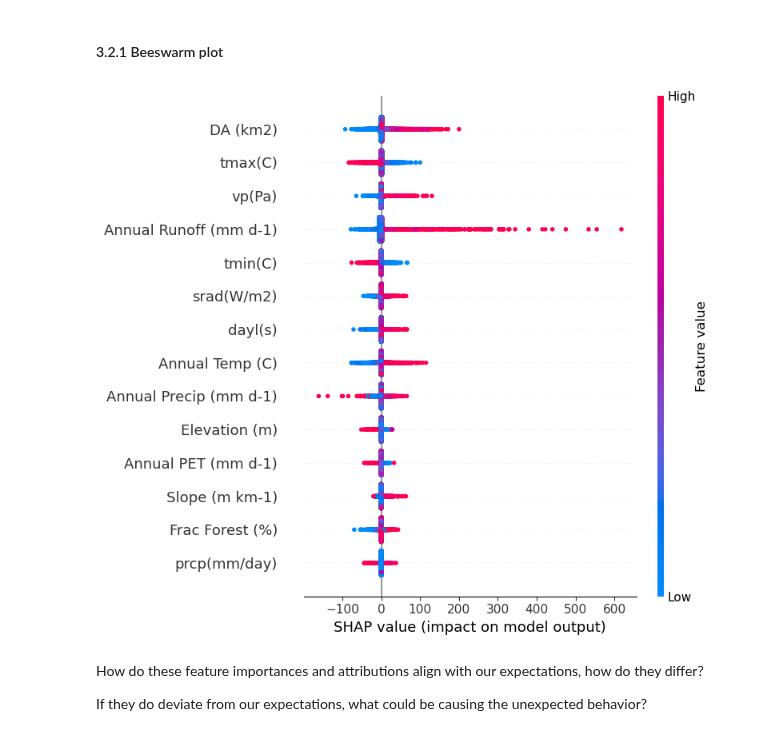
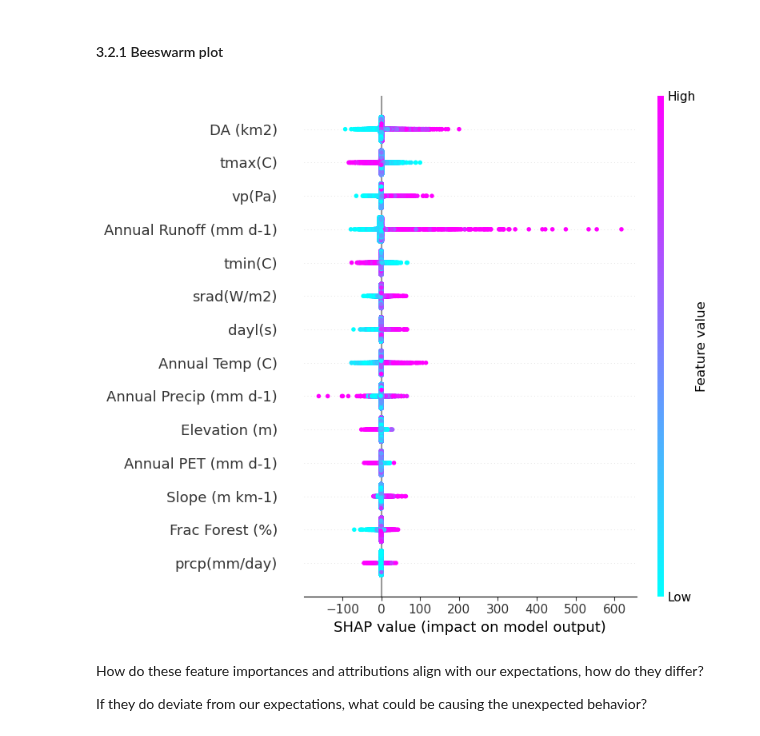
Before and after one commit to CIROH-UA/awi-ciroh-image, a Jupyter notebook: SHAPWorkshopDevCon/shap_workshop.ipynb, the cells around one changed output. Drawn from its saved outputs; the diff is of its cells as text; code cells hidden in the pictures.

```diff
--- a/SHAPWorkshopDevCon/shap_workshop.ipynb
+++ b/SHAPWorkshopDevCon/shap_workshop.ipynb
@@ -29,12 +29,11 @@ Welcome to the **SHAP Values Workshop**! During this session, we’ll explore ho
 ### 1.1 Dataset Overview
 - Let's do some preliminary exploratory data analysis on the CAMELS dataset
 # %%
-# Set project directory
 import os
 from pathlib import Path
 
 # Set directories for accessing data, saved SHAP values, and pretrained models
-DATA_DIR = os.path.join(Path.cwd(), 'data')
+DATA_DIR = os.path.join(Path.cwd(), 'Data')
 OUTPUT_DIR = os.path.join(Path.cwd(), "outputs")
 MODEL_DIR = os.path.join(Path.cwd(), "models")
 # %%
@@ -377,9 +376,9 @@ except:
 # %% [markdown]
 #### 3.2.1 Beeswarm plot
 # %%
-shap.summary_plot(shap_values_2d, data_2d, feature_names=feature_names)
+shap.summary_plot(shap_values_2d, data_2d, feature_names=feature_names, cmap='cool')
 # %% [output]
-[figure, old version]
+[figure, new version]
 # %% [markdown]
 How do these feature importances and attributions align with our expectations, how do they differ?
 
```
Also changed, not shown: parts of 3 cells of this notebook.
